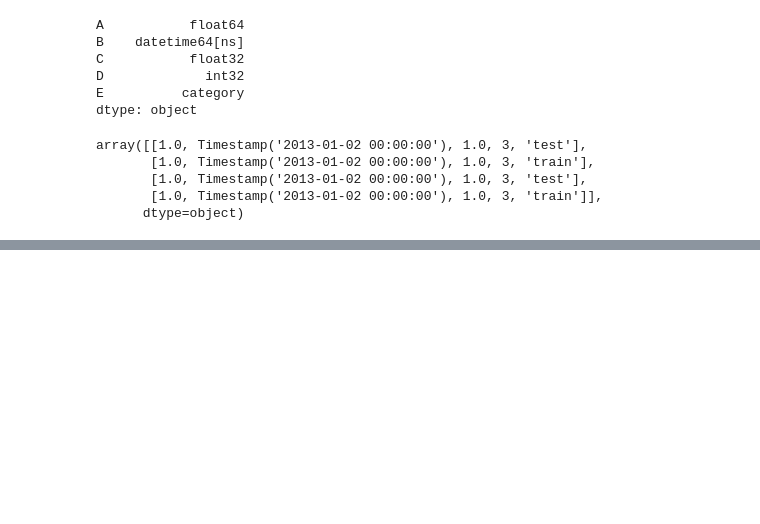
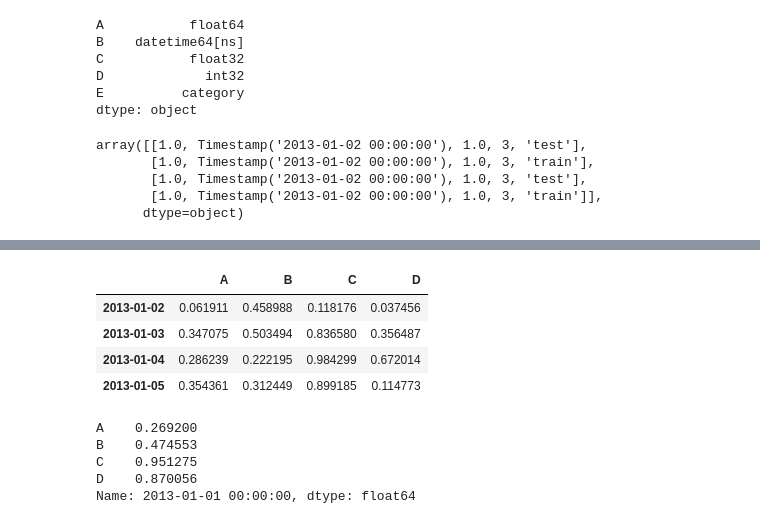
Before and after one commit to schwedeErik/DataVisualization, a Jupyter notebook: AssignmentTwo/PandasIntroduction.ipynb, the cells around one changed output, grey strips where cells are left out. Saved outputs shown, nothing was run; the diff lists cells and outputs as text; code cells hidden in the pictures; blank space fills up the shorter version.

```diff
--- a/AssignmentTwo/PandasIntroduction.ipynb
+++ b/AssignmentTwo/PandasIntroduction.ipynb
@@ -143,0 +178,16 @@ df.sort_index(axis=1, ascending=False)
+# %%
+df["20130102":"20130105"]
+# %% [output]
+|  | A | B | C | D |
+| 2013-01-02 | 0.061911 | 0.458988 | 0.118176 | 0.037456 |
+| 2013-01-03 | 0.347075 | 0.503494 | 0.836580 | 0.356487 |
+| 2013-01-04 | 0.286239 | 0.222195 | 0.984299 | 0.672014 |
+| 2013-01-05 | 0.354361 | 0.312449 | 0.899185 | 0.114773 |
+# %%
+df.loc[dates[0]]
+# %% [output]
+A    0.269200
+B    0.474553
+C    0.951275
+D    0.870056
+Name: 2013-01-01 00:00:00, dtype: float64
```
Also changed, not shown: parts of 14 cells of this notebook.
